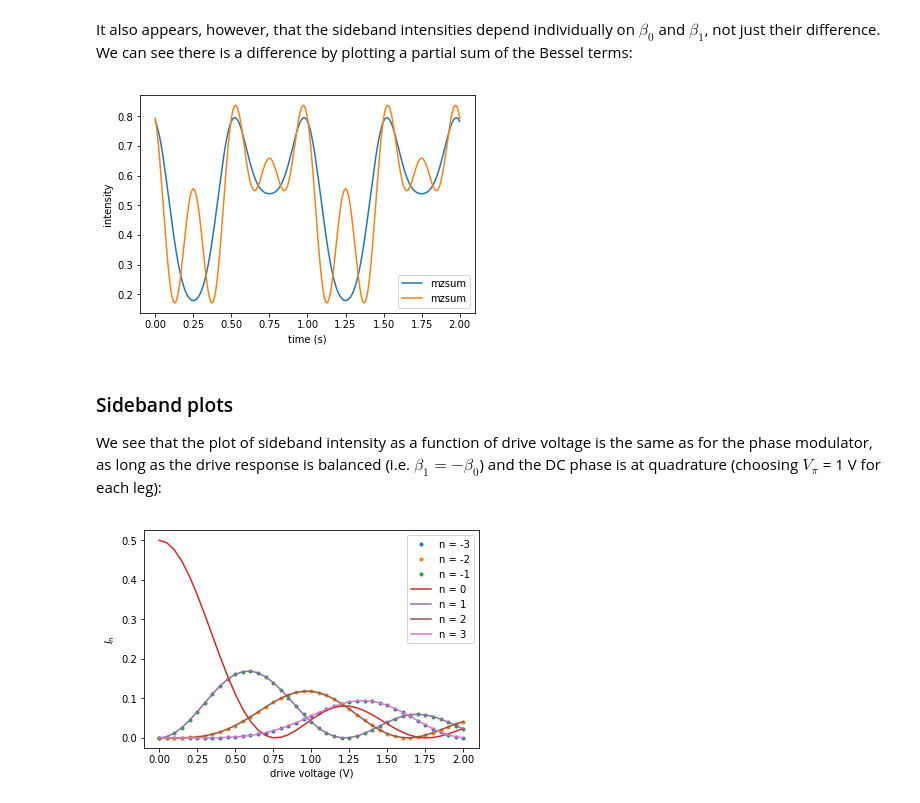
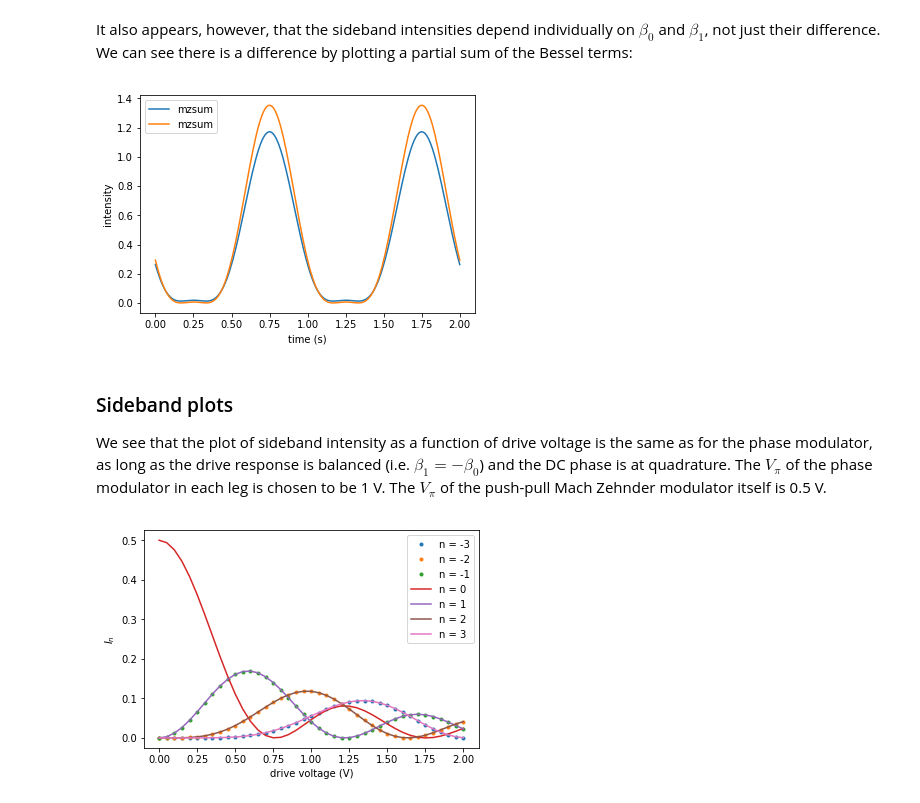
Before and after one commit to decoherer/sidebands, a Jupyter notebook: sidebands.ipynb, the cells around one changed output. Saved outputs shown, nothing was run; the diff lists cells and outputs as text; code cells hidden in the pictures.

```diff
--- a/sidebands.ipynb
+++ b/sidebands.ipynb
@@ -130,14 +130,15 @@ timeplot(0.25, 0.75, pi/4, beta0=-1, beta1=+2, N=10)
 # %% [markdown]
 It also appears, however, that the sideband intensities depend individually on $\beta_0$ and $\beta_1$, not just their difference. We can see there is a difference by plotting a partial sum of the Bessel terms:
 # %%
-timeplot(0.25, 0.75, pi/4, beta0=-3, beta1=+0, N=2)
-timeplot(0.25, 0.75, pi/4, beta0=-1, beta1=+2, N=2)
+# timeplot(0.5, 0.5, pi/2, beta0=-0, beta1=+2, N=1)
+timeplot(0.5, 0.5, pi/2, beta0=-2, beta1=+0, N=1)
+timeplot(0.5, 0.5, pi/2, beta0=-1, beta1=+1, N=1)
 # %% [output]
-[figure, old version]
+[figure, new version]
 # %% [markdown]
 ### Sideband plots
 
-We see that the plot of sideband intensity as a function of drive voltage is the same as for the phase modulator, as long as the drive response is balanced (i.e. $\beta_1 = -\beta_0$) and the DC phase is at quadrature (choosing $V_\pi$ = 1 V for each leg):
+We see that the plot of sideband intensity as a function of drive voltage is the same as for the phase modulator, as long as the drive response is balanced (i.e. $\beta_1 = -\beta_0$) and the DC phase is at quadrature. The $V_\pi$ of the phase modulator in each leg is chosen to be 1 V. The $V_\pi$ of the push-pull Mach Zehnder modulator itself is 0.5 V.
 # %%
 def mzsidebandplot(E0,E1,phi,vpi0=1,vpi1=1,N=3):
     wx = np.linspace(0,2*vpi0,41)
```
Also changed, not shown: parts of 7 cells of this notebook.
